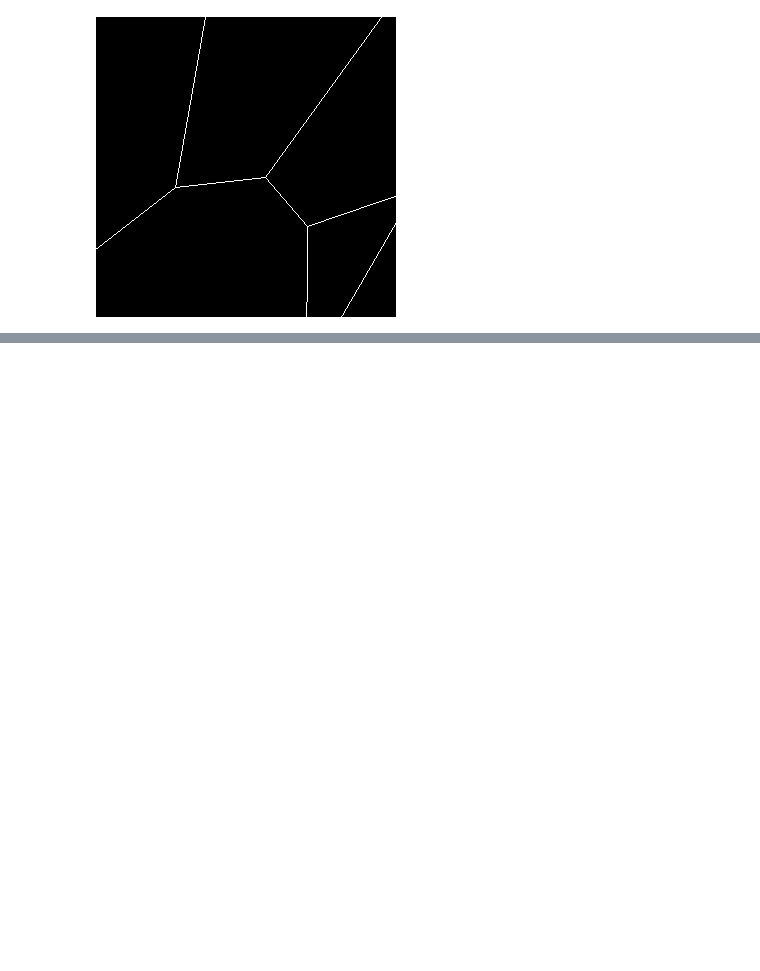
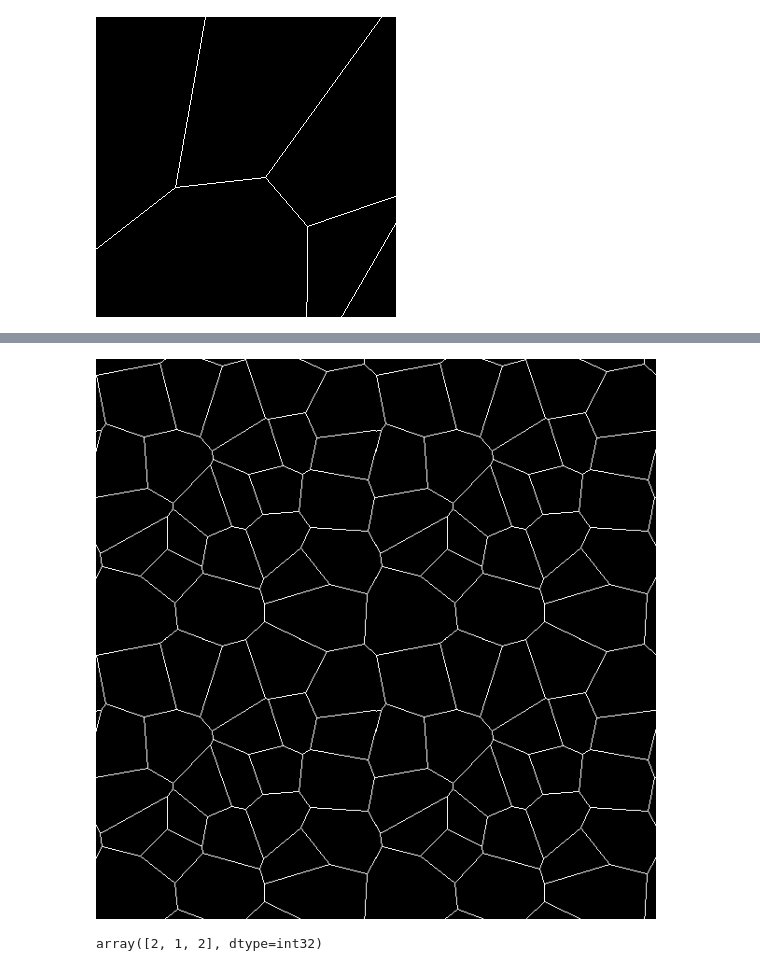
Before and after one commit to KenyC/ProceduralTextureGenerator, a Jupyter notebook: operators/functions/Untitled.ipynb, the cells around one changed output, grey strips where cells are left out. Saved outputs shown, nothing was run; the diff lists cells and outputs as text; code cells hidden in the pictures; blank space fills up the shorter version.

```diff
--- a/operators/functions/Untitled.ipynb
+++ b/operators/functions/Untitled.ipynb
@@ -97,0 +98,9 @@ tile(img, 3 ,3)
+# %%
+tile(img,2 ,2)
+# %% [output]
+[figure, added]
+# %%
+a = np.array([2, 4 ,8])
+a % 3
+# %% [output]
+array([2, 1, 2], dtype=int32)
```
Also changed, not shown: parts of 4 cells of this notebook, 9 other files.
